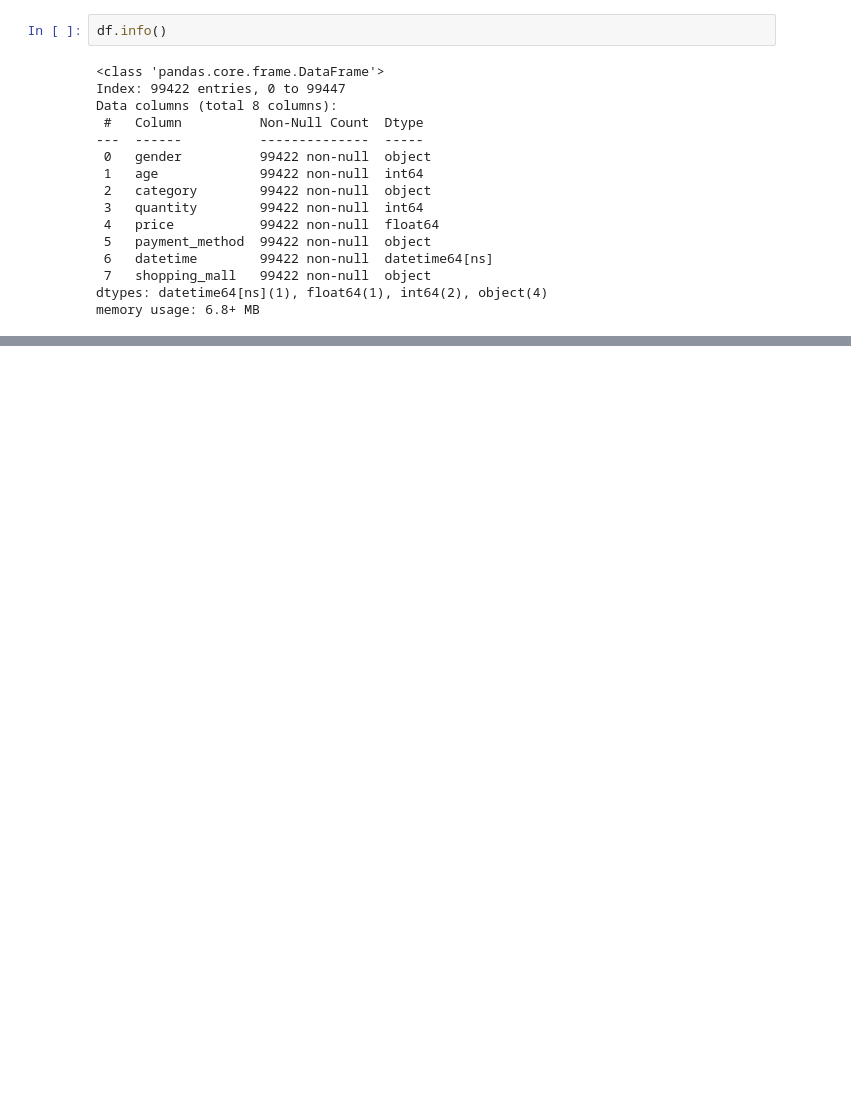
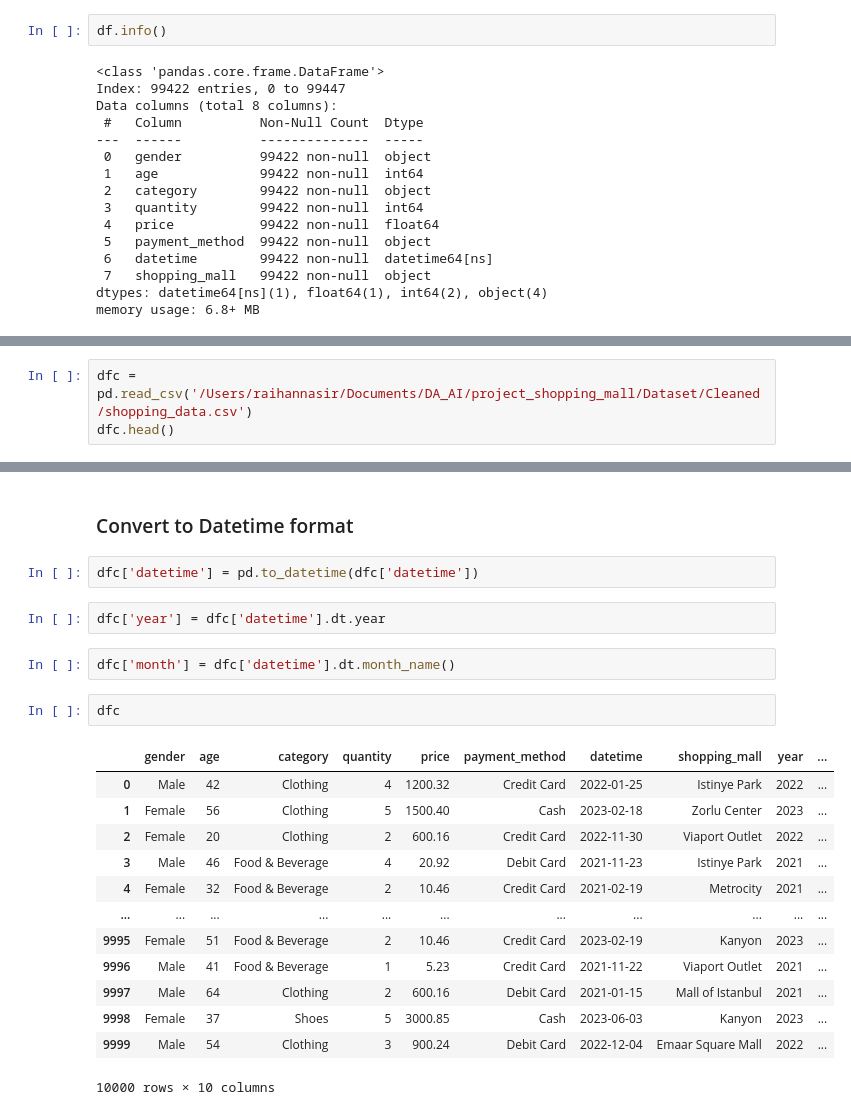
Before and after one commit to mrnnasir/project_shopping_mall, a Jupyter notebook: Dataset/Raw/shopping_mall_project.ipynb, the cells around one changed output, grey strips where cells are left out. Cells and saved outputs as stored; diff of their text form; blank space fills up the shorter version.

Commit message:
Some refinement on the dataset

```diff
--- a/Dataset/Raw/shopping_mall_project.ipynb
+++ b/Dataset/Raw/shopping_mall_project.ipynb
@@ -191,0 +197,3 @@ df.to_csv('/Users/raihannasir/Documents/DA_AI/project_shopping_mall/Dataset/Clea
+# %%
+dfc = pd.read_csv('/Users/raihannasir/Documents/DA_AI/project_shopping_mall/Dataset/Cleaned/shopping_data.csv')
+dfc.head()
@@ -191,0 +225,24 @@ df.to_csv('/Users/raihannasir/Documents/DA_AI/project_shopping_mall/Dataset/Clea
+# %% [markdown]
+### Convert to Datetime format
+# %%
+dfc['datetime'] = pd.to_datetime(dfc['datetime'])
+# %%
+dfc['year'] = dfc['datetime'].dt.year
+# %%
+dfc['month'] = dfc['datetime'].dt.month_name()
+# %%
+dfc
+# %% [output]
+|  | gender | age | category | quantity | price | payment_method | datetime | shopping_mall | year | ... |
+| 0 | Male | 42 | Clothing | 4 | 1200.32 | Credit Card | 2022-01-25 | Istinye Park | 2022 | ... |
+| 1 | Female | 56 | Clothing | 5 | 1500.40 | Cash | 2023-02-18 | Zorlu Center | 2023 | ... |
+| 2 | Female | 20 | Clothing | 2 | 600.16 | Credit Card | 2022-11-30 | Viaport Outlet | 2022 | ... |
+| 3 | Male | 46 | Food & Beverage | 4 | 20.92 | Debit Card | 2021-11-23 | Istinye Park | 2021 | ... |
+| 4 | Female | 32 | Food & Beverage | 2 | 10.46 | Credit Card | 2021-02-19 | Metrocity | 2021 | ... |
+| ... | ... | ... | ... | ... | ... | ... | ... | ... | ... | ... |
+| 9995 | Female | 51 | Food & Beverage | 2 | 10.46 | Credit Card | 2023-02-19 | Kanyon | 2023 | ... |
+| 9996 | Male | 41 | Food & Beverage | 1 | 5.23 | Credit Card | 2021-11-22 | Viaport Outlet | 2021 | ... |
+| 9997 | Male | 64 | Clothing | 2 | 600.16 | Debit Card | 2021-01-15 | Mall of Istanbul | 2021 | ... |
+| 9998 | Female | 37 | Shoes | 5 | 3000.85 | Cash | 2023-06-03 | Kanyon | 2023 | ... |
+| 9999 | Male | 54 | Clothing | 3 | 900.24 | Debit Card | 2022-12-04 | Emaar Square Mall | 2022 | ... |
+10000 rows × 10 columns
```
Also changed, not shown: parts of 5 cells of this notebook, 1 other file.
